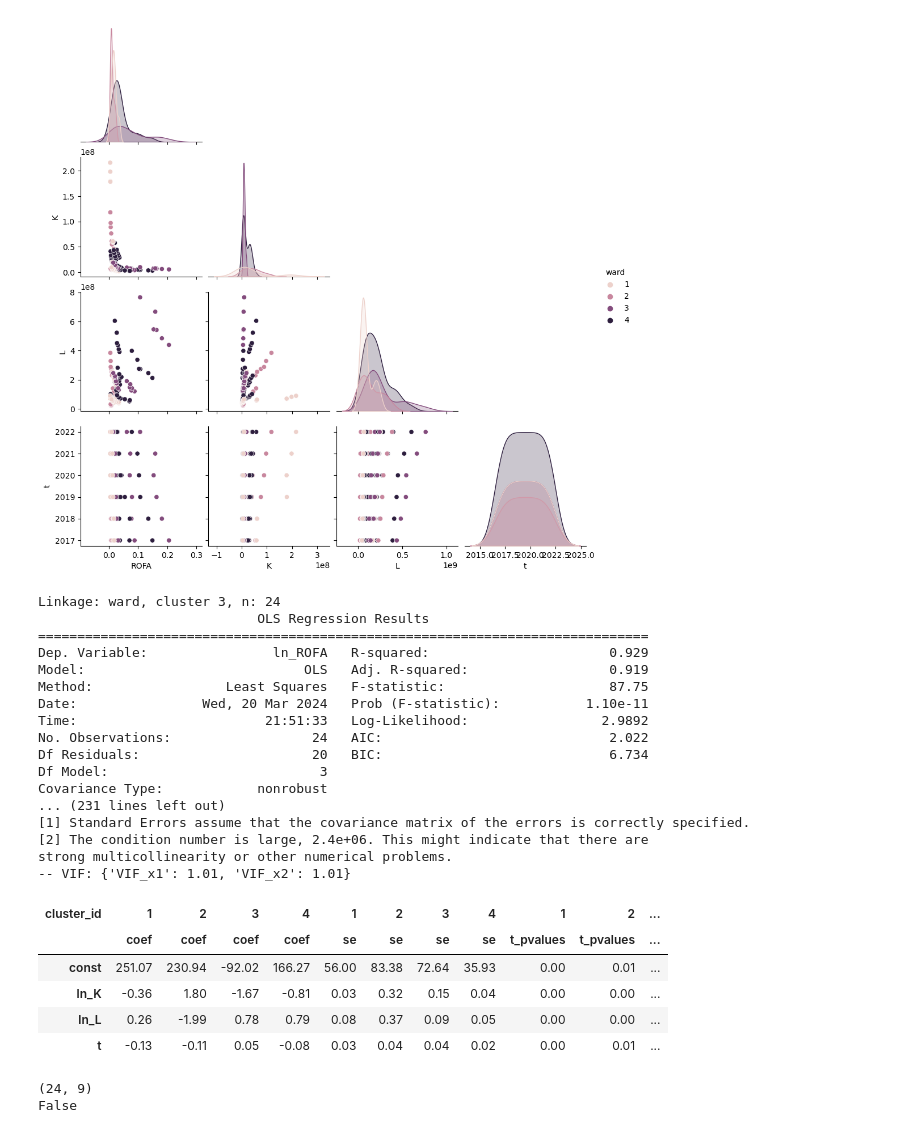
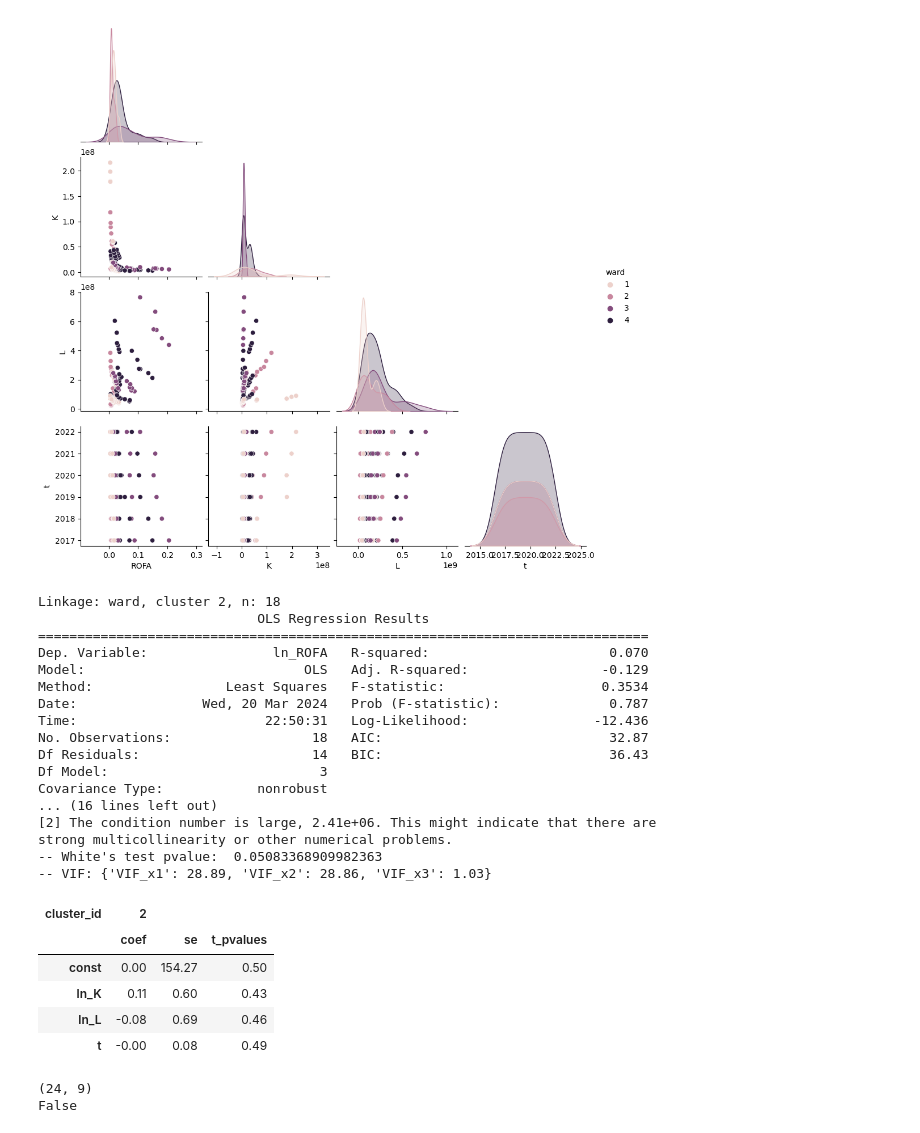
Before and after one commit to tony-pitchblack/---------------, a Jupyter notebook: clustering-structure.ipynb, the cells around one changed output. Cells and saved outputs as stored; diff of their text form; code cells hidden in the pictures.

Commit message:
added custom ridge regression

```diff
--- a/clustering-structure.ipynb
+++ b/clustering-structure.ipynb
@@ -253,11 +256,13 @@ plt.show()
 [figure]
 # %%
 from scipy.stats import wilcoxon
+from help_funcs import _fit_ridge
 
 linkage_type = 'ward'
 regr_metrics_all = []
 regr_coef_all = {}
-for cluster_id in data_for_regr_cl[linkage_type].unique():
+# for cluster_id in data_for_regr_cl[linkage_type].unique():
+for cluster_id in [2]:
     cluster = data_for_regr_cl[data_for_regr_cl[linkage_type] == cluster_id]
     data_for_regr_cl[data_for_regr_cl['ward'] == cluster_id]
 
@@ -271,7 +276,7 @@ for cluster_id in data_for_regr_cl[linkage_type].unique():
     # if cluster_id == 2:
     #     result_OLS = regression.fit_regularized(alpha=0, L1_wt=0)
     # else:
-    result_OLS = regression.fit()
+    result_OLS = _fit_ridge(regression, alpha=0.4)
 
     # def get_coef_restr_OLS(Y, X, a, b):
     #     """
@@ -334,51 +339,51 @@ for cluster_id in data_for_regr_cl[linkage_type].unique():
 
     # X_resid = X.iloc[:, 1:]
     # X_resid = X_resid.join(pd.DataFrame({"e": result_OLS.resid}))
     # X_resid = X_resid.join(data_for_regr_cl['Код раздела'])
     # g = sns.PairGrid(X_resid, y_vars=["e"], x_vars=["ln_K", "ln_L", "t"], hue='Код раздела', height=4)
     # # g.map(sns.regplot, color=".3", ci=None)
     # g.map(sns.scatterplot)
     # g.set(ylim=(-1.5, 1.5), yticks=[-1.5, -1, 0, 1, 1.5])
 
 regr_metrics_all = pd.DataFrame(regr_metrics_all)
 regr_metrics_all.sort_values(by='cluster_id')
 
 # regr_metrics_all[['cluster_id', 'shapiro-wilk']].sort_values(by='cluster_id') \
 #     .to_clipboard(float_format='%.2f')
 # regr_metrics_all[['cluster_id', 'shapiro-wilk']].sort_values(by='cluster_id') \
 #     .style.format('{:.2f}', subset=('shapiro-wilk')).hide()
 
 regr_coef_all = pd.concat(regr_coef_all, axis=1)
 regr_coef_all = regr_coef_all.rename_axis(columns=['cluster_id', ''])\
     .sort_index(axis=1,level=1)
 regr_coef_all.to_clipboard(float_format="%.2f", decimal=',')
 regr_coef_all.style.format('{:.2f}')
 
 # CHECK HETEROSCEDASTISITY
 # %% [output]
-Linkage: ward, cluster 3, n: 24
+Linkage: ward, cluster 2, n: 18
                             OLS Regression Results
 ==============================================================================
-Dep. Variable:                ln_ROFA   R-squared:                       0.929
-Model:                            OLS   Adj. R-squared:                  0.919
-Method:                 Least Squares   F-statistic:                     87.75
-Date:                Wed, 20 Mar 2024   Prob (F-statistic):           1.10e-11
-Time:                        21:51:33   Log-Likelihood:                 2.9892
-No. Observations:                  24   AIC:                             2.022
-Df Residuals:                      20   BIC:                             6.734
+Dep. Variable:                ln_ROFA   R-squared:                       0.070
+Model:                            OLS   Adj. R-squared:                 -0.129
+Method:                 Least Squares   F-statistic:                    0.3534
+Date:                Wed, 20 Mar 2024   Prob (F-statistic):              0.787
+Time:                        22:50:31   Log-Likelihood:                -12.436
+No. Observations:                  18   AIC:                             32.87
+Df Residuals:                      14   BIC:                             36.43
 Df Model:                           3
 Covariance Type:            nonrobust
-... (231 lines left out)
-[1] Standard Errors assume that the covariance matrix of the errors is correctly specified.
-[2] The condition number is large, 2.4e+06. This might indicate that there are
+... (16 lines left out)
+[2] The condition number is large, 2.41e+06. This might indicate that there are
 strong multicollinearity or other numerical problems.
--- VIF: {'VIF_x1': 1.01, 'VIF_x2': 1.01}
+-- White's test pvalue:  0.05083368909982363
+-- VIF: {'VIF_x1': 28.89, 'VIF_x2': 28.86, 'VIF_x3': 1.03}
-| cluster_id | 1 | 2 | 3 | 4 | 1 | 2 | 3 | 4 | 1 | 2 | ... |
-|  | coef | coef | coef | coef | se | se | se | se | t_pvalues | t_pvalues | ... |
-| const | 251.07 | 230.94 | -92.02 | 166.27 | 56.00 | 83.38 | 72.64 | 35.93 | 0.00 | 0.01 | ... |
-| ln_K | -0.36 | 1.80 | -1.67 | -0.81 | 0.03 | 0.32 | 0.15 | 0.04 | 0.00 | 0.00 | ... |
-| ln_L | 0.26 | -1.99 | 0.78 | 0.79 | 0.08 | 0.37 | 0.09 | 0.05 | 0.00 | 0.00 | ... |
-| t | -0.13 | -0.11 | 0.05 | -0.08 | 0.03 | 0.04 | 0.04 | 0.02 | 0.00 | 0.01 | ... |
+| cluster_id | 2 |  |  |
+|  | coef | se | t_pvalues |
+| const | 0.00 | 154.27 | 0.50 |
+| ln_K | 0.11 | 0.60 | 0.43 |
+| ln_L | -0.08 | 0.69 | 0.46 |
+| t | -0.00 | 0.08 | 0.49 |
 # %%
 # Check for multivariate normality
 group_id = 3
```
Also changed, not shown: parts of 1 cell of this notebook, 2 other files.
